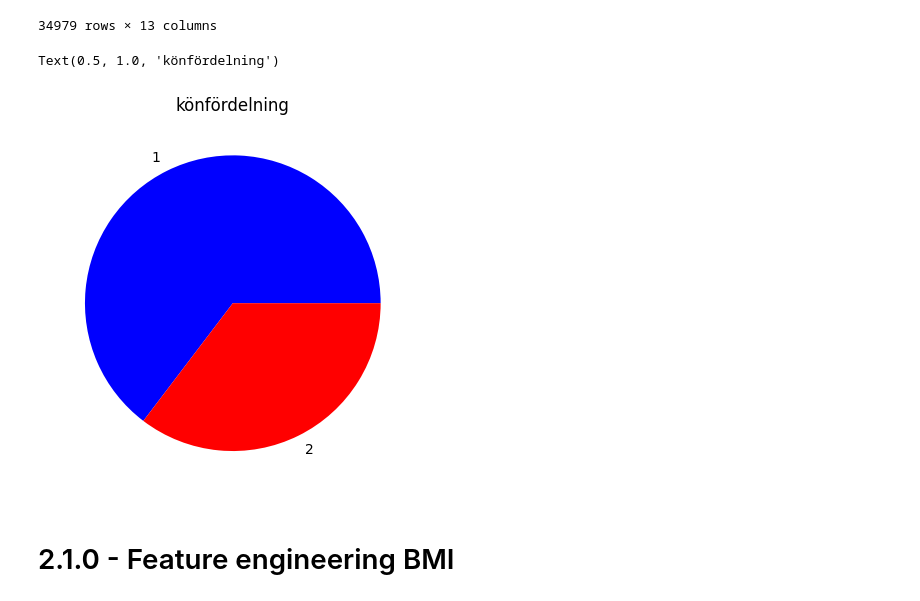
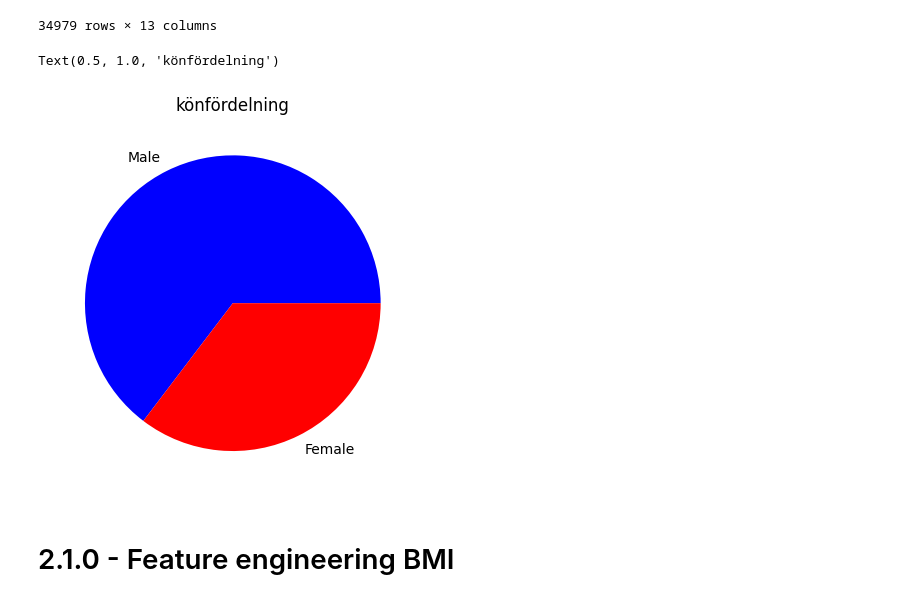
Before and after one commit to AmalDerbali/AmalDerbali-Lab-Machine-Learning, a Jupyter notebook: Disease_prediction.ipynb, the cells around one changed output. Drawn from its saved outputs; the diff is of its cells as text; code cells hidden in the pictures.

```diff
--- a/Disease_prediction.ipynb
+++ b/Disease_prediction.ipynb
@@ -123,12 +123,16 @@ cardio_gender
 | 69997 | 99996 | 19066 | 2 | 183 | 105.0 | 180 | 90 | 3 | 1 | 0 | 1 | ... |
 | 69998 | 99998 | 22431 | 1 | 163 | 72.0 | 135 | 80 | 1 | 2 | 0 | 0 | ... |
 34979 rows × 13 columns
-# %%
-plt.pie(cardio_gender['gender'].value_counts(), labels=["1", "2"], colors=["blue", "red"])
-plt.title('könfördelning')
-# %% [output]
-Text(0.5, 1.0, 'könfördelning')
-[figure, removed]
+# %%
+#ref:https://stackoverflow.com/questions/73928316/how-to-change-the-legend-label-names-on-the-pie-chart-in-plotly-express
+
+labels = {1:'Male', 2:'Female'}
+cardio_gender['gender'] = cardio_gender['gender'].map(labels)
+plt.pie(cardio_gender['gender'].value_counts(), labels=["Male", "Female"], colors=["blue", "red"])
+plt.title('könfördelning')
+# %% [output]
+Text(0.5, 1.0, 'könfördelning')
+[figure, added]
 # %% [markdown]
 # 2.1.0 - Feature engineering BMI
 # %% [markdown]
```
Also changed, not shown: parts of 22 cells of this notebook, 1 other file.
